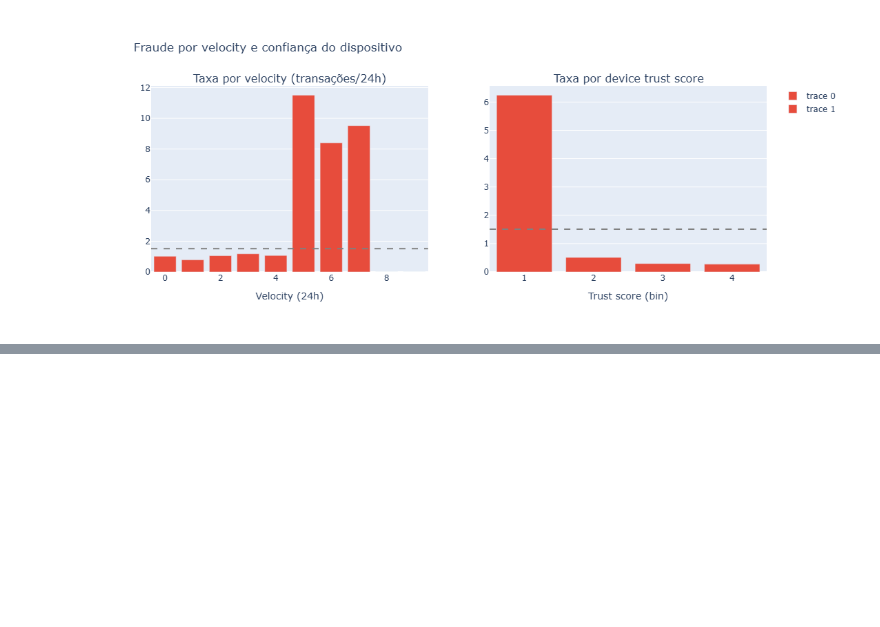
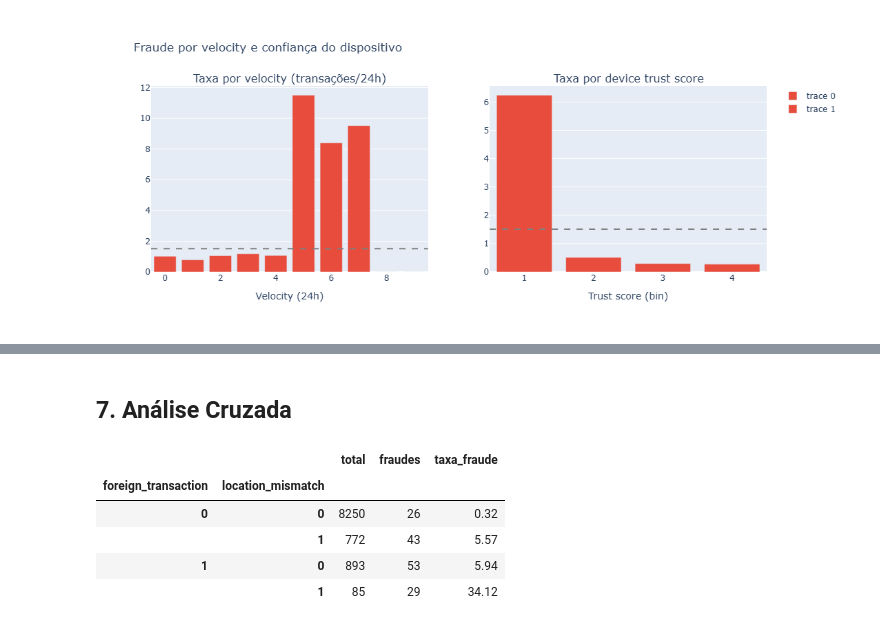
Before and after one commit to victorxavier01/EDA, a Jupyter notebook: 04-credit-card-fraud/eda_credit_fraud.ipynb, the cells around one changed output, grey strips where cells are left out. Saved outputs shown, nothing was run; the diff lists cells and outputs as text; code cells hidden in the pictures; blank space fills up the shorter version.

Commit message:
add análise cruzada

```diff
--- a/04-credit-card-fraud/eda_credit_fraud.ipynb
+++ b/04-credit-card-fraud/eda_credit_fraud.ipynb
@@ -330,0 +338,39 @@ fig.show()
+# %% [markdown]
+<div id="cruzada"></div>
+
+## 7. Análise Cruzada
+# %%
+combo = df.groupby(['foreign_transaction', 'location_mismatch'])['is_fraud'].agg(
+    total='count',
+    fraudes='sum',
+).assign(taxa_fraude=lambda x: (x['fraudes'] / x['total'] * 100))
+
+combo.round(2)
+
+# correlações lineares com a fraude (só colunas numéricas)
+df.select_dtypes('number').corr()['is_fraud'].round(3).sort_values(ascending=False)
+
+combo_taxa = (
+    df.groupby(['foreign_transaction', 'location_mismatch'])['is_fraud'].mean() * 100
+).unstack()
+
+fig = go.Figure(
+    go.Heatmap(
+        z=combo_taxa.values,
+        x=['Sem mismatch', 'Com mismatch'],
+        y=['Sem transação estrangeira', 'Com transação estrangeira'],
+        colorscale='Reds',
+        text=[[f'{v:.1f}%' for v in row] for row in combo_taxa.values],
+        texttemplate='%{text}',
+        colorbar=dict(title='Taxa de fraude (%)'),
+    )
+)
+fig.update_layout(height=400, title_text='Taxa de fraude: estrangeira x location mismatch')
+fig.show()
+# %% [output]
+|  |  | total | fraudes | taxa_fraude |
+| foreign_transaction | location_mismatch |  |  |  |
+| 0 | 0 | 8250 | 26 | 0.32 |
+|  | 1 | 772 | 43 | 5.57 |
+| 1 | 0 | 893 | 53 | 5.94 |
+|  | 1 | 85 | 29 | 34.12 |
```
Also changed, not shown: parts of 2 cells of this notebook.
